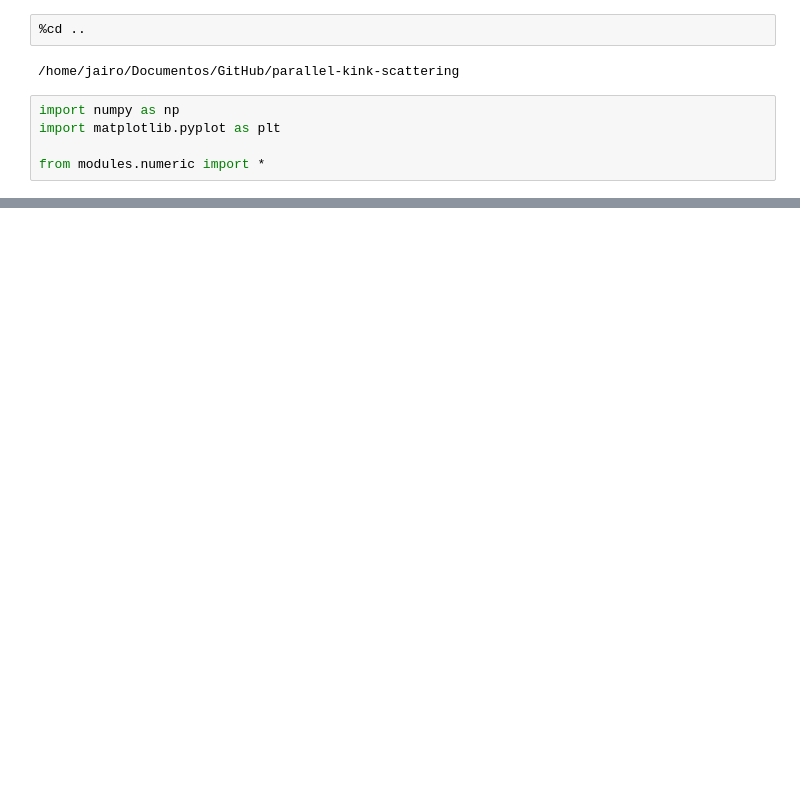
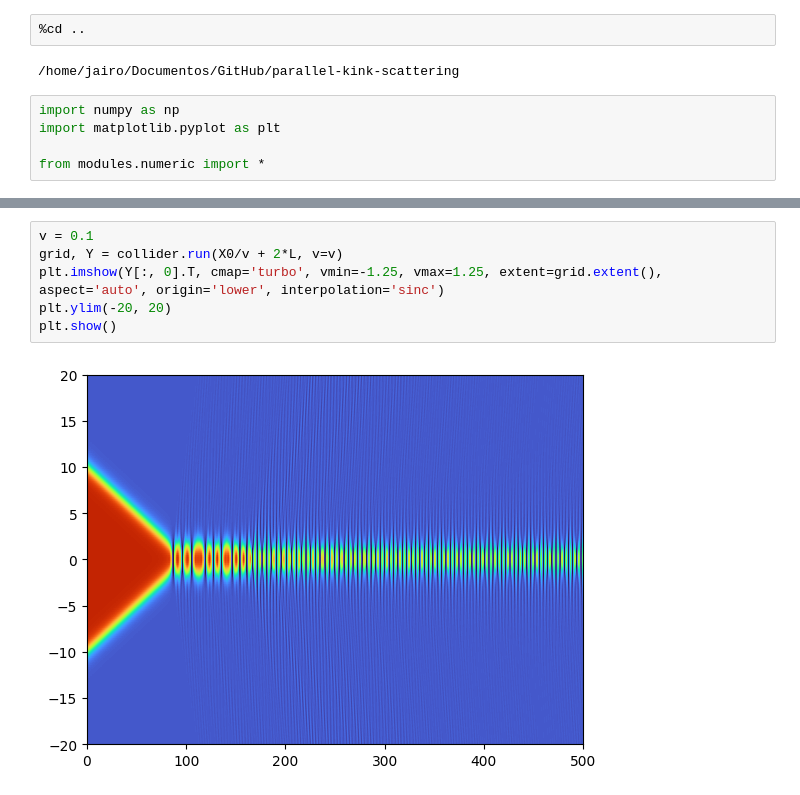
Before and after one commit to JairoSSantos/parallel-kink-scattering, a Jupyter notebook: notebooks/experiments.ipynb, the cells around one changed output, grey strips where cells are left out. Drawn from its saved outputs; the diff is of its cells as text; blank space fills up the shorter version.

```diff
--- a/notebooks/experiments.ipynb
+++ b/notebooks/experiments.ipynb
@@ -63,0 +41,8 @@ plt.imshow(y.T, cmap='turbo', vmin=-1.25, vmax=1.25, extent=grid.extent(), aspec
+# %%
+v = 0.1
+grid, Y = collider.run(X0/v + 2*L, v=v)
+plt.imshow(Y[:, 0].T, cmap='turbo', vmin=-1.25, vmax=1.25, extent=grid.extent(), aspect='auto', origin='lower', interpolation='sinc')
+plt.ylim(-20, 20)
+plt.show()
+# %% [output]
+[figure, added]
```
Also changed, not shown: parts of 7 cells of this notebook, 5 other files.
